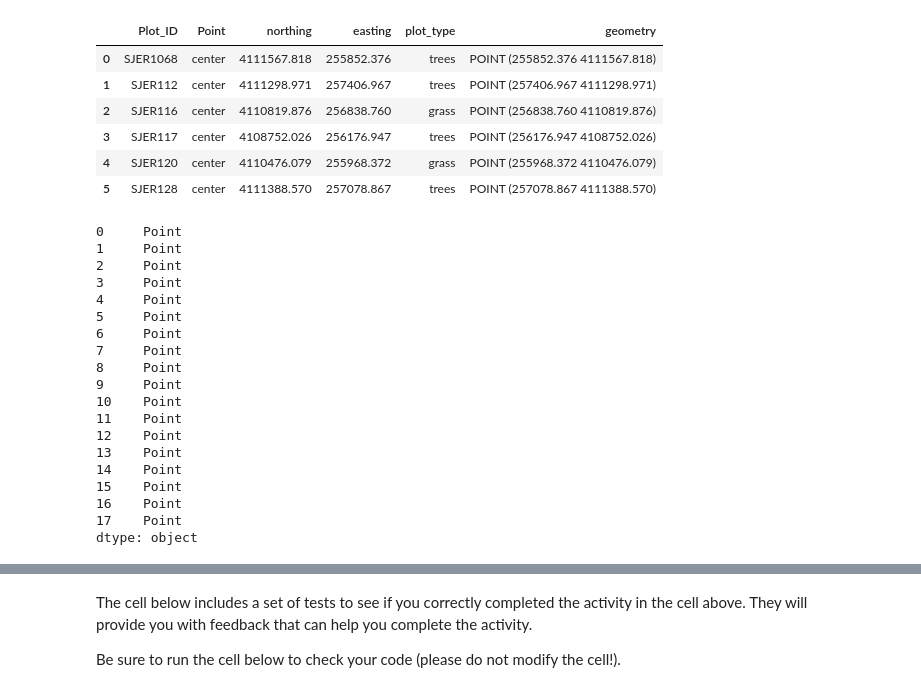
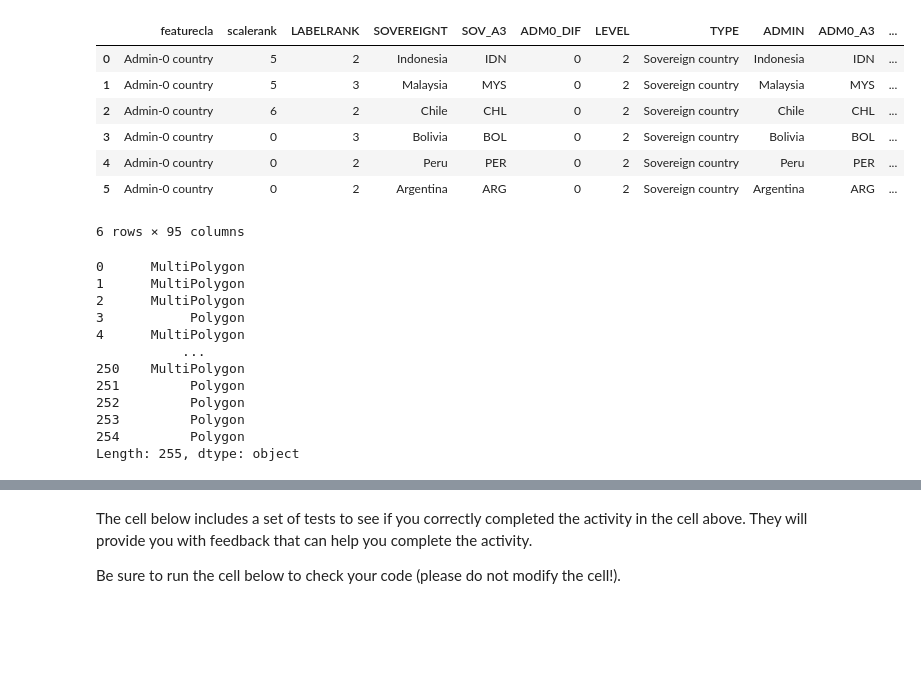
Before and after one commit to earthlab/edsc-summer-2020, a Jupyter notebook: data-types/02-intro-vector-data.ipynb, the cells around one changed output, grey strips where cells are left out. Cells and saved outputs as stored; diff of their text form; code cells hidden in the pictures; blank space fills up the shorter version.

```diff
--- a/data-types/02-intro-vector-data.ipynb
+++ b/data-types/02-intro-vector-data.ipynb
@@ -100,11 +106,18 @@ The first shapefile that you will open contains the point locations of plots whe
 # %%
 # Define path to file
-plot_centroid_path = os.path.join("data", "spatial-vector-lidar",
-                                  "california", "neon-sjer-site",
-                                  "vector_data", "SJER_plot_centroids.shp")
+countries_path = os.path.join("data", "earthpy-downloads",
+                              "ne_10m_admin_0_countries", "ne_10m_admin_0_countries.shp")
+
+bounday_lines_path = os.path.join("data", "earthpy-downloads",
+                                  "ne_50m_admin_0_boundary_lines_land", "ne_50m_admin_0_boundary_lines_land.shp")
 
 # Import shapefile using geopandas
-sjer_plot_locations = gpd.read_file(plot_centroid_path)
+
+# Opening polygon shapefile
+countries = gpd.read_file(countries_path)
+
+# Opening line shapefile
+boundary_lines = gpd.read_file(bounday_lines_path)
 # %% [markdown]
 
 ## Spatial Data Attributes
@@ -138,35 +151,29 @@ You can view the attribute table associated with our geopandas `GeoDataFrame` by
 Or you can use the `.head(3)` method to display the first 3 rows of the attribute table. Adding a number fo the head method like this: `.head(6)` will specify how many rows of data python displays.
 # %%
 # View top 6 rows of attribute table
-sjer_plot_locations.head(6)
+countries.head(6)
 # %% [output]
-|  | Plot_ID | Point | northing | easting | plot_type | geometry |
-| 0 | SJER1068 | center | 4111567.818 | 255852.376 | trees | POINT (255852.376 4111567.818) |
-| 1 | SJER112 | center | 4111298.971 | 257406.967 | trees | POINT (257406.967 4111298.971) |
-| 2 | SJER116 | center | 4110819.876 | 256838.760 | grass | POINT (256838.760 4110819.876) |
-| 3 | SJER117 | center | 4108752.026 | 256176.947 | trees | POINT (256176.947 4108752.026) |
-| 4 | SJER120 | center | 4110476.079 | 255968.372 | grass | POINT (255968.372 4110476.079) |
-| 5 | SJER128 | center | 4111388.570 | 257078.867 | trees | POINT (257078.867 4111388.570) |
+|  | featurecla | scalerank | LABELRANK | SOVEREIGNT | SOV_A3 | ADM0_DIF | LEVEL | TYPE | ADMIN | ADM0_A3 | ... |
+| 0 | Admin-0 country | 5 | 2 | Indonesia | IDN | 0 | 2 | Sovereign country | Indonesia | IDN | ... |
+| 1 | Admin-0 country | 5 | 3 | Malaysia | MYS | 0 | 2 | Sovereign country | Malaysia | MYS | ... |
+| 2 | Admin-0 country | 6 | 2 | Chile | CHL | 0 | 2 | Sovereign country | Chile | CHL | ... |
+| 3 | Admin-0 country | 0 | 3 | Bolivia | BOL | 0 | 2 | Sovereign country | Bolivia | BOL | ... |
+| 4 | Admin-0 country | 0 | 2 | Peru | PER | 0 | 2 | Sovereign country | Peru | PER | ... |
+| 5 | Admin-0 country | 0 | 2 | Argentina | ARG | 0 | 2 | Sovereign country | Argentina | ARG | ... |
+6 rows × 95 columns
 # %%
 # View the geometry type of each row
-sjer_plot_locations.geom_type
+countries.geom_type
 # %% [output]
-0     Point
-1     Point
-2     Point
-3     Point
-4     Point
-5     Point
-6     Point
-7     Point
-8     Point
-9     Point
-10    Point
-11    Point
-12    Point
-13    Point
-14    Point
-15    Point
-16    Point
-17    Point
-dtype: object
+0      MultiPolygon
+1      MultiPolygon
+2      MultiPolygon
+3           Polygon
+4      MultiPolygon
+           ...
+250    MultiPolygon
+251         Polygon
+252         Polygon
+253         Polygon
+254         Polygon
+Length: 255, dtype: object
```
Also changed, not shown: parts of 32 cells of this notebook, 1 other file.
